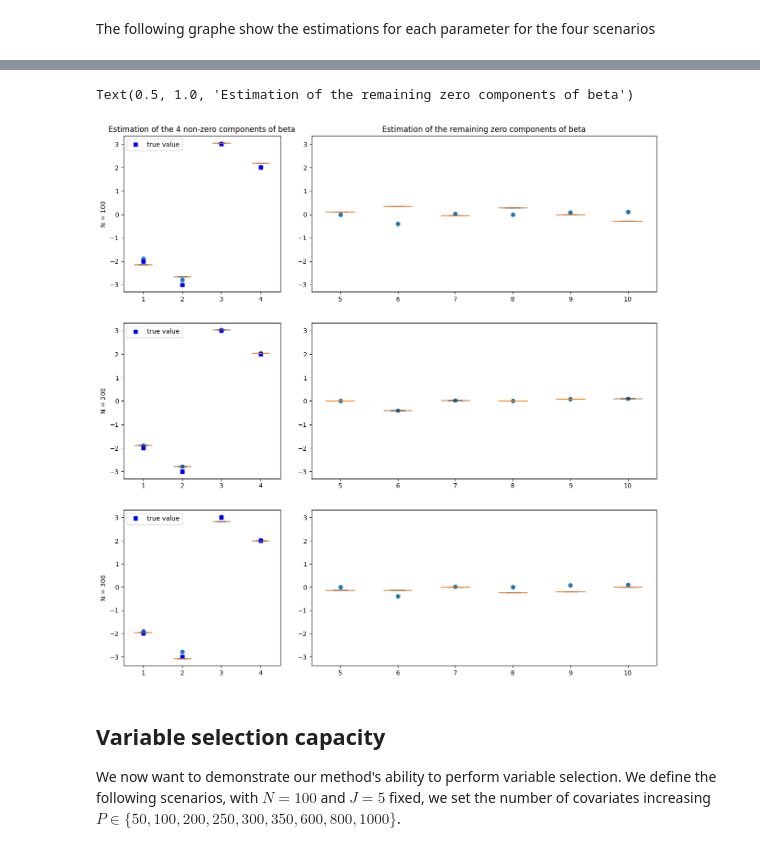
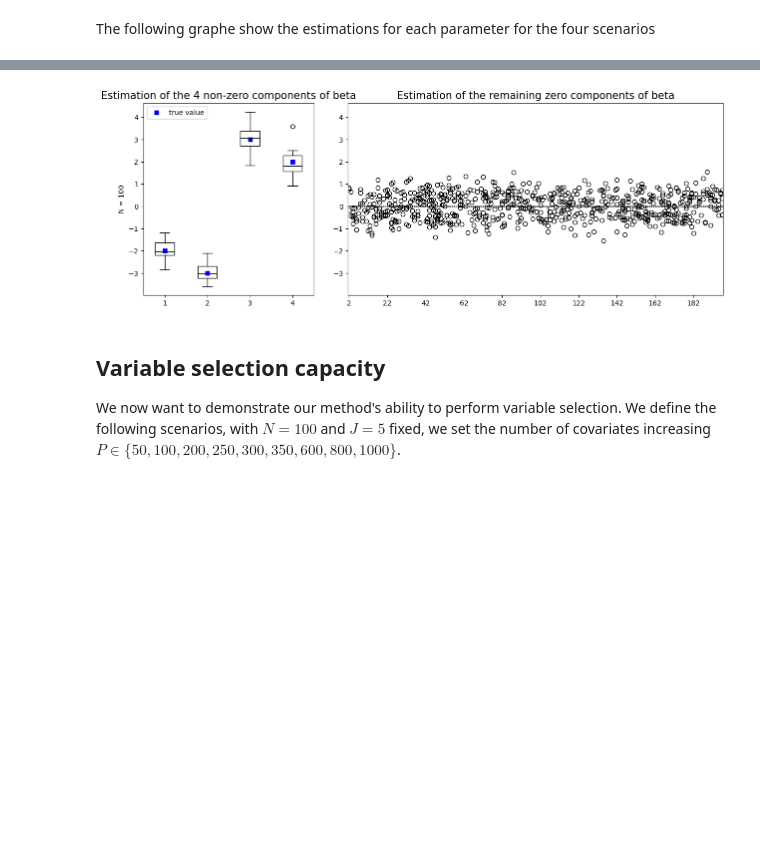
Before and after one commit to caillebotteAntoine/sdg4varselect, a Jupyter notebook: results/simulation_study.ipynb, the cells around one changed output, grey strips where cells are left out. Saved outputs shown, nothing was run; the diff lists cells and outputs as text; code cells hidden in the pictures; blank space fills up the shorter version.

```diff
--- a/results/simulation_study.ipynb
+++ b/results/simulation_study.ipynb
@@ -81,12 +80,13 @@ Parameters(mu1=Array(0.3),
 
 In this part, we aim to show the numerical consistance of the proposed estimator ref{eq:penalized_estimator}, thus we focus on four scenarios where the number of individuals observed is increasing : $N\in\{50,100,200,300\}$ when the number of covariates $p = 200$ and the number of longitudinal observations $J = 5$ are fixed.
 # %%
-# results = read_multi_files(N=(100, 200, 300), P=(10,), C=(0,), S=3)
-results = read_multi_files(N=(100,), P=(10,), C=(0,), S=3)
+# results = read_multi_files(N=(100,), P=(100,), C=(0,), S=3)
+results = read_multi_files(N=(100,), P=(200,), C=(0,), S="(1, 20)")
+# results = read_multi_files(N=(100,), P=(100,), C=(0,), S="0")
 
-model = create_logistic_weibull_jm(N=100, J=5, P=10)
+model = create_cox_mem_jm(logisticMEM, N=100, J=5, P=200)
 
-params_star = jnp.hstack(get_params_star(model))
+params_star = model.hstack_params(get_params_star(model))
 params_names = model.params_names
 
 theta = jnp.array(results.last_theta)
@@ -155,49 +174,58 @@ _ = ax.plot(xticks_rep, theta[1][:, 1, :].T)
+# %%
+def boxplot(ax, dt):
+    bp = ax.boxplot(dt, patch_artist=True)
+
+    for patch in bp["boxes"]:
+        patch.set(facecolor=f"w")
+
+    for median in bp["medians"]:
+        median.set_color("black")
+
+    return ax
 # %%
 import matplotlib.pyplot as plt
 from matplotlib.gridspec import GridSpec
 
-params_star_HD = params_star[7:]
-theta = jnp.array(results.last_theta)[:, :, :, model.DIM_LD :]
+params_star_HD = params_star[9:]
+import numpy as np
+
+theta = np.array(results.last_theta)[:, :, :, 7:]
+# theta = np.concatenate((thetax, np.zeros((1, 10, 3, 90))), axis=3)
+
+# id = np.random.choice([i for i in range(100 - 4)], size=100 - 4, replace=False)
+# theta[:, :, :, 4:] = theta[:, :, :, 4:][:, :, :, id]
 
 G = GridSpec(len(results), 3)
 fig = sdgplt.figure()
 
-n_method = 1
+n_method = 2
 
 xticks = jnp.arange(0, model.P) + 1
 for i in range(len(results)):
     ax = plt.subplot(G[i, 0])
+    # print(theta[i][:, n_method, :4].T)
 
-    bp = ax.boxplot(theta[i][:, n_method, :4].T, patch_artist=True)
-    ax.scatter(
-        jnp.repeat(xticks[:4, None], repeats=theta.shape[1], axis=1),
-        theta[1][:, n_method, :4].T,
-        # c=jnp.repeat(xticks[:4, None], repeats=theta.shape[1], axis=1),
-    )
-
+    ax = boxplot(ax, theta[i][:, n_method, :4])
     ax.plot(xticks[:4], params_star_HD[:4], "bs", label="true value")
 
     ax.legend()
     ax.set_ylabel(scenarios_labels[i])
     # == == == == #
     ax = plt.subplot(G[i, 1:], sharey=ax)
-    bp = ax.boxplot(theta[i][:, n_method, 4:].T, patch_artist=True)
-    ax.scatter(
-        jnp.repeat(xticks[4:, None], repeats=theta.shape[1], axis=1) - 4,
-        theta[1][:, n_method, 4:].T,
-        # c=jnp.repeat(jnp.arange(0, theta.shape[1]), repeats=model.P, axis=0).T,
-    )
-
+    ax =boxplot(ax, theta[i][:, n_method, 4:])
     xticks_nonzero = jnp.arange(4, model.P, step=model.P // 10) - 3
-    ax.set_xticks(xticks_nonzero, xticks[4:])
+    ax.set_xticks(xticks_nonzero, xticks[xticks_nonzero])
 
 ax = plt.subplot(G[0, 0])
-ax.set_title(f"Estimation of the 4 non-zero components of beta")
+ax.set_title(f"Estimation of the 4 non-zero components of beta", fontsize=15)
 ax = plt.subplot(G[0, 1:], sharey=ax)
-ax.set_title(f"Estimation of the remaining zero components of beta")
+ax.set_title(f"Estimation of the remaining zero components of beta", fontsize=15)
+
+
+fig.set_figheight(5)
+fig.set_figwidth(15)
 # %% [output]
-Text(0.5, 1.0, 'Estimation of the remaining zero components of beta')
-[figure, old version]
+[figure, new version]
 # %% [markdown]
 ## Variable selection capacity
 
```
Also changed, not shown: parts of 19 cells of this notebook, 33 other files.
